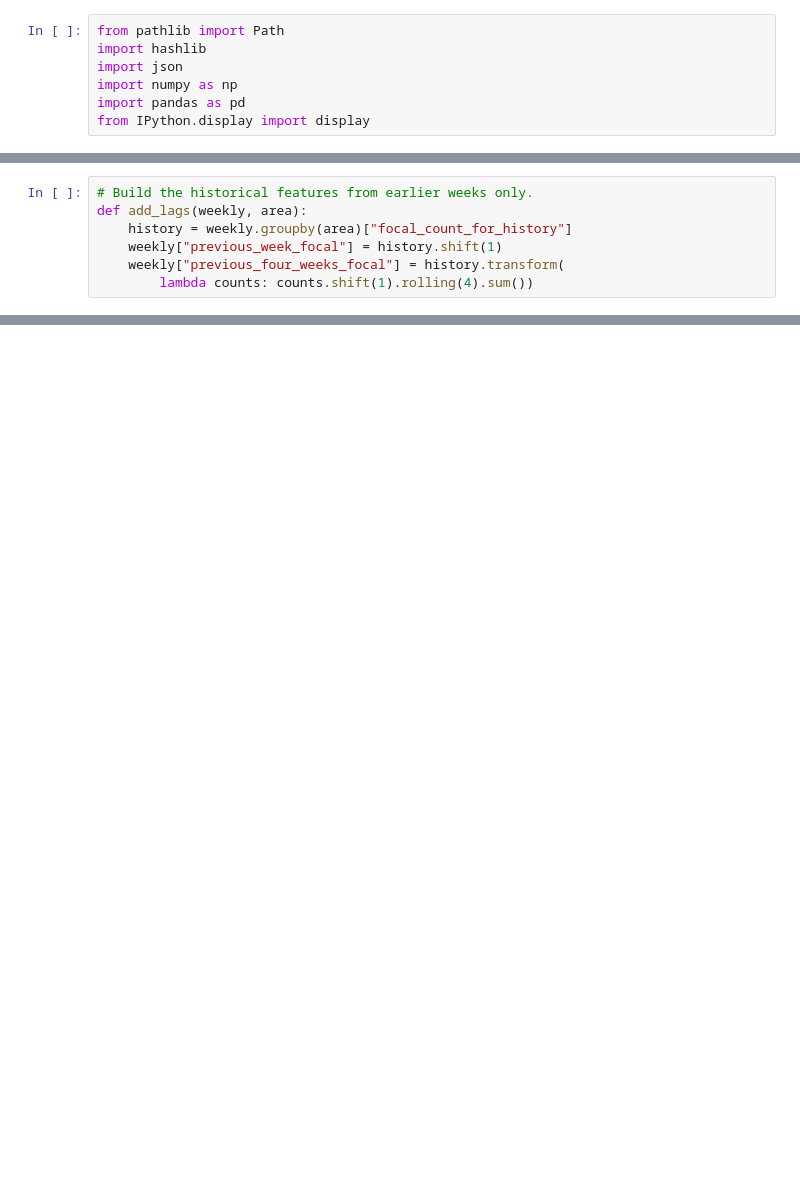
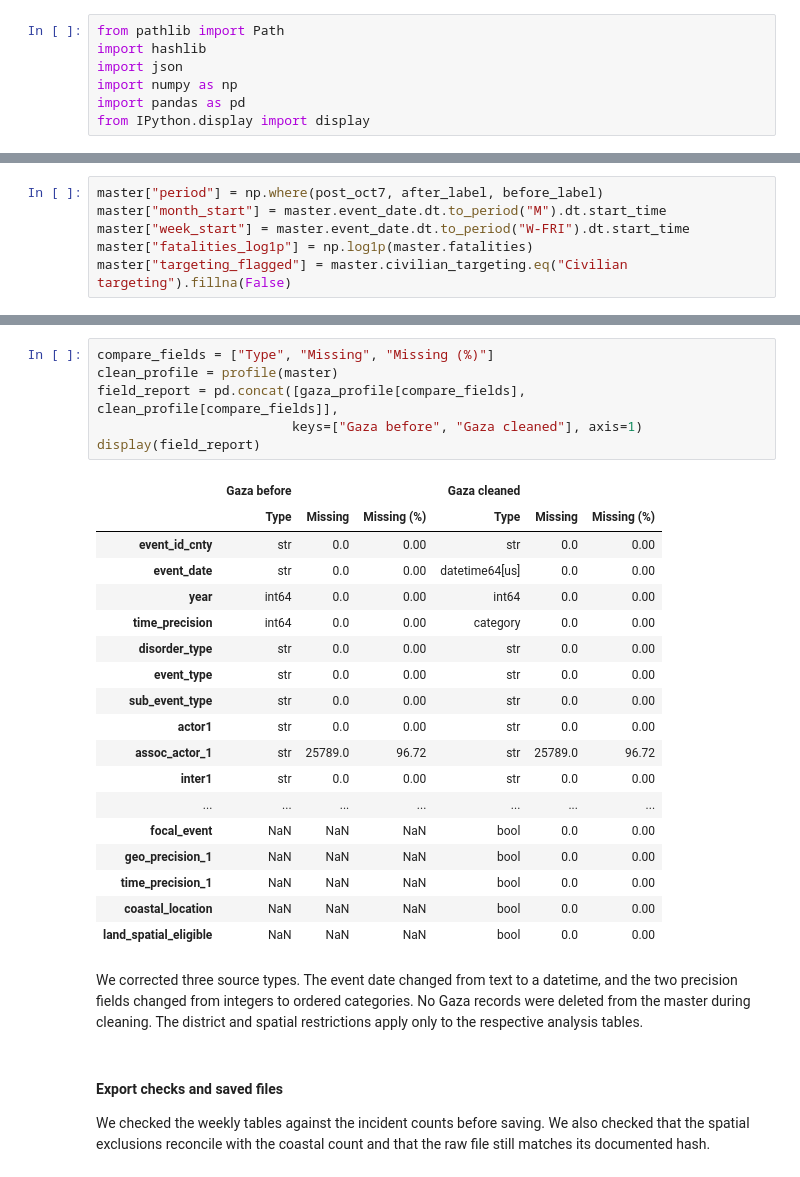
Before and after one commit to apaolol/DMA-PIT, a Jupyter notebook: DMA_PHASE2.ipynb, the cells around one changed output, grey strips where cells are left out. Saved outputs shown, nothing was run; the diff lists cells and outputs as text; blank space fills up the shorter version.

```diff
--- a/DMA_PHASE2.ipynb
+++ b/DMA_PHASE2.ipynb
@@ -247,8 +362,7 @@ for weekly in [gaza_weekly, district_weekly]:
 # %%
-# Build the historical features from earlier weeks only.
-def add_lags(weekly, area):
-    history = weekly.groupby(area)["focal_count_for_history"]
-    weekly["previous_week_focal"] = history.shift(1)
-    weekly["previous_four_weeks_focal"] = history.transform(
-        lambda counts: counts.shift(1).rolling(4).sum())
+master["period"] = np.where(post_oct7, after_label, before_label)
+master["month_start"] = master.event_date.dt.to_period("M").dt.start_time
+master["week_start"] = master.event_date.dt.to_period("W-FRI").dt.start_time
+master["fatalities_log1p"] = np.log1p(master.fatalities)
+master["targeting_flagged"] = master.civilian_targeting.eq("Civilian targeting").fillna(False)
 # %%
@@ -372,0 +586,31 @@ Saved the four analysis tables in data/processed.
+# %%
+compare_fields = ["Type", "Missing", "Missing (%)"]
+clean_profile = profile(master)
+field_report = pd.concat([gaza_profile[compare_fields], clean_profile[compare_fields]],
+                         keys=["Gaza before", "Gaza cleaned"], axis=1)
+display(field_report)
+# %% [output]
+|  | Gaza before |  |  | Gaza cleaned |  |  |
+|  | Type | Missing | Missing (%) | Type | Missing | Missing (%) |
+| event_id_cnty | str | 0.0 | 0.00 | str | 0.0 | 0.00 |
+| event_date | str | 0.0 | 0.00 | datetime64[us] | 0.0 | 0.00 |
+| year | int64 | 0.0 | 0.00 | int64 | 0.0 | 0.00 |
+| time_precision | int64 | 0.0 | 0.00 | category | 0.0 | 0.00 |
+| disorder_type | str | 0.0 | 0.00 | str | 0.0 | 0.00 |
+| event_type | str | 0.0 | 0.00 | str | 0.0 | 0.00 |
+| sub_event_type | str | 0.0 | 0.00 | str | 0.0 | 0.00 |
+| actor1 | str | 0.0 | 0.00 | str | 0.0 | 0.00 |
+| assoc_actor_1 | str | 25789.0 | 96.72 | str | 25789.0 | 96.72 |
+| inter1 | str | 0.0 | 0.00 | str | 0.0 | 0.00 |
+| ... | ... | ... | ... | ... | ... | ... |
+| focal_event | NaN | NaN | NaN | bool | 0.0 | 0.00 |
+| geo_precision_1 | NaN | NaN | NaN | bool | 0.0 | 0.00 |
+| time_precision_1 | NaN | NaN | NaN | bool | 0.0 | 0.00 |
+| coastal_location | NaN | NaN | NaN | bool | 0.0 | 0.00 |
+| land_spatial_eligible | NaN | NaN | NaN | bool | 0.0 | 0.00 |
+# %% [markdown]
+We corrected three source types. The event date changed from text to a datetime, and the two precision fields changed from integers to ordered categories. No Gaza records were deleted from the master during cleaning. The district and spatial restrictions apply only to the respective analysis tables.
+# %% [markdown]
+#### Export checks and saved files
+
+We checked the weekly tables against the incident counts before saving. We also checked that the spatial exclusions reconcile with the coastal count and that the raw file still matches its documented hash.
```
Also changed, not shown: parts of 80 cells of this notebook, 3 other files.
